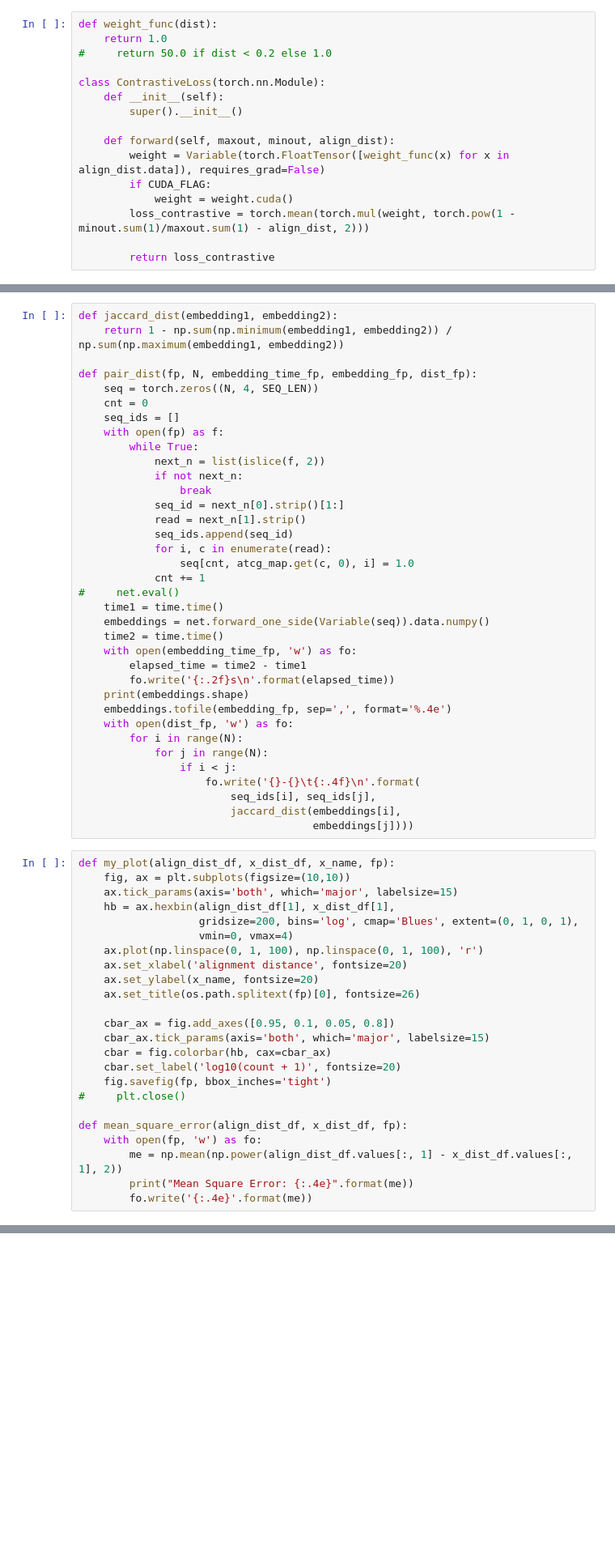
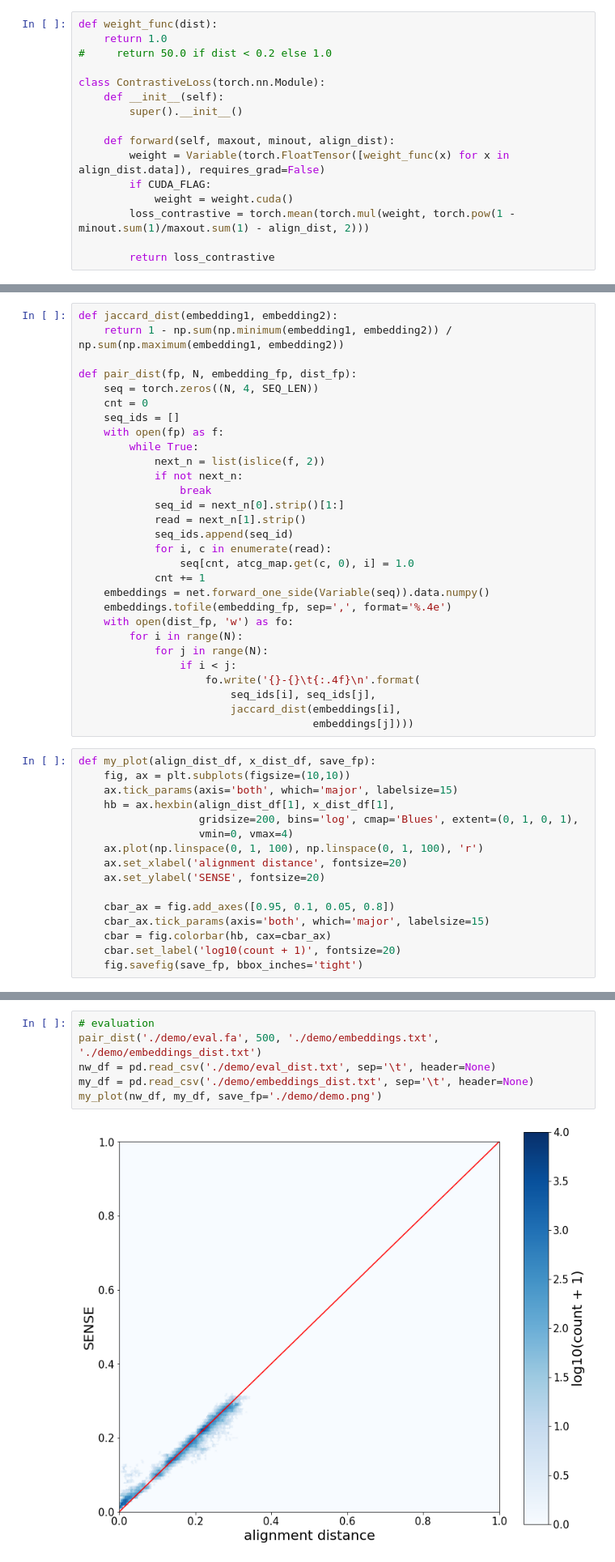
Before and after one commit to vitmy0000/SENSE, a Jupyter notebook: siamese.ipynb, the cells around one changed output, grey strips where cells are left out. Shown at 81% size. Cells and saved outputs as stored; diff of their text form; blank space fills up the shorter version.

Commit message:
demo done

```diff
--- a/siamese.ipynb
+++ b/siamese.ipynb
@@ -307,7 +254,7 @@ plot_loss()
 def jaccard_dist(embedding1, embedding2):
     return 1 - np.sum(np.minimum(embedding1, embedding2)) / np.sum(np.maximum(embedding1, embedding2))
 
-def pair_dist(fp, N, embedding_time_fp, embedding_fp, dist_fp):
+def pair_dist(fp, N, embedding_fp, dist_fp):
     seq = torch.zeros((N, 4, SEQ_LEN))
     cnt = 0
     seq_ids = []
@@ -322,14 +269,7 @@ def pair_dist(fp, N, embedding_time_fp, embedding_fp, dist_fp):
             for i, c in enumerate(read):
                 seq[cnt, atcg_map.get(c, 0), i] = 1.0
             cnt += 1
-#     net.eval()
-    time1 = time.time()
     embeddings = net.forward_one_side(Variable(seq)).data.numpy()
-    time2 = time.time()
-    with open(embedding_time_fp, 'w') as fo:
-        elapsed_time = time2 - time1
-        fo.write('{:.2f}s\n'.format(elapsed_time))
-    print(embeddings.shape)
     embeddings.tofile(embedding_fp, sep=',', format='%.4e')
     with open(dist_fp, 'w') as fo:
         for i in range(N):
@@ -340,7 +280,7 @@ def pair_dist(fp, N, embedding_time_fp, embedding_fp, dist_fp):
                         jaccard_dist(embeddings[i],
                                      embeddings[j])))
 # %%
-def my_plot(align_dist_df, x_dist_df, x_name, fp):
+def my_plot(align_dist_df, x_dist_df, save_fp):
     fig, ax = plt.subplots(figsize=(10,10))
     ax.tick_params(axis='both', which='major', labelsize=15)
     hb = ax.hexbin(align_dist_df[1], x_dist_df[1],
@@ -348,18 +288,10 @@ def my_plot(align_dist_df, x_dist_df, x_name, fp):
                    vmin=0, vmax=4)
     ax.plot(np.linspace(0, 1, 100), np.linspace(0, 1, 100), 'r')
     ax.set_xlabel('alignment distance', fontsize=20)
-    ax.set_ylabel(x_name, fontsize=20)
-    ax.set_title(os.path.splitext(fp)[0], fontsize=26)
+    ax.set_ylabel('SENSE', fontsize=20)
 
     cbar_ax = fig.add_axes([0.95, 0.1, 0.05, 0.8])
     cbar_ax.tick_params(axis='both', which='major', labelsize=15)
     cbar = fig.colorbar(hb, cax=cbar_ax)
     cbar.set_label('log10(count + 1)', fontsize=20)
-    fig.savefig(fp, bbox_inches='tight')
-#     plt.close()
-
-def mean_square_error(align_dist_df, x_dist_df, fp):
-    with open(fp, 'w') as fo:
-        me = np.mean(np.power(align_dist_df.values[:, 1] - x_dist_df.values[:, 1], 2))
-        print("Mean Square Error: {:.4e}".format(me))
-        fo.write('{:.4e}'.format(me))
+    fig.savefig(save_fp, bbox_inches='tight')
@@ -438,0 +298,8 @@ Mean Square Error: 3.6963e-04
+# %%
+# evaluation
+pair_dist('./demo/eval.fa', 500, './demo/embeddings.txt', './demo/embeddings_dist.txt')
+nw_df = pd.read_csv('./demo/eval_dist.txt', sep='\t', header=None)
+my_df = pd.read_csv('./demo/embeddings_dist.txt', sep='\t', header=None)
+my_plot(nw_df, my_df, save_fp='./demo/demo.png')
+# %% [output]
+[figure, added]
```
Also changed, not shown: parts of 9 cells of this notebook, 20 other files.
